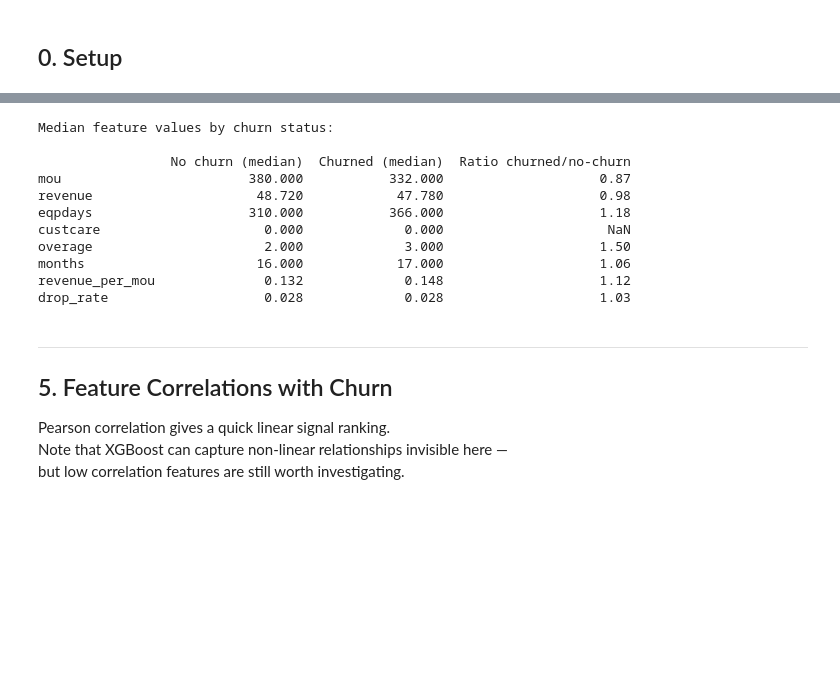
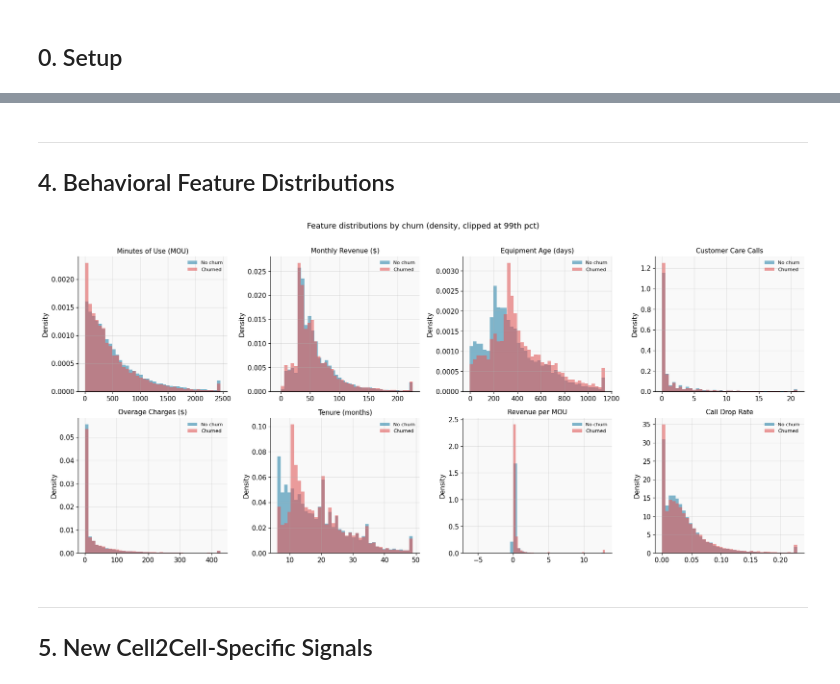
Before and after one commit to MYOUSSF/churn-monitoring, a Jupyter notebook: notebooks/01_eda.ipynb, the cells around one changed output, grey strips where cells are left out. Cells and saved outputs as stored; diff of their text form; code cells hidden in the pictures; blank space fills up the shorter version.

```diff
--- a/notebooks/01_eda.ipynb
+++ b/notebooks/01_eda.ipynb
@@ -205,34 +129,39 @@ plt.show()
+# %% [markdown]
+---
+## 4. Behavioral Feature Distributions
 # %%
-# Summary statistics by churn status
-key_feats = ["mou", "revenue", "eqpdays", "custcare", "overage",
-             "months", "revenue_per_mou", "drop_rate"]
-key_feats = [f for f in key_feats if f in df.columns]
+features_to_plot = [
+    ("mou",              "Minutes of Use (MOU)"),
+    ("revenue",          "Monthly Revenue ($)"),
+    ("eqpdays",          "Equipment Age (days)"),
+    ("custcare",         "Customer Care Calls"),
+    ("overage",          "Overage Charges ($)"),
+    ("months",           "Tenure (months)"),
+    ("revenue_per_mou",  "Revenue per MOU"),
+    ("drop_rate",        "Call Drop Rate"),
+]
+features_to_plot = [(f, t) for f, t in features_to_plot if f in df.columns]
 
-summary = df.groupby(TARGET)[key_feats].median().T
-summary.columns = ["No churn (median)", "Churned (median)"]
-summary["Ratio churned/no-churn"] = (
-    summary["Churned (median)"] / summary["No churn (median)"].replace(0, np.nan)
-).round(2)
-summary = summary.round(3)
-print("Median feature values by churn status:\n")
-print(summary.to_string())
+fig, axes = plt.subplots(2, 4, figsize=(18, 8))
+axes = axes.flatten()
+
+for ax, (feat, title) in zip(axes, features_to_plot):
+    clip_val = df[feat].quantile(0.99)
+    for val, label, color in [(0,"No churn",C_BLUE),(1,"Churned",C_RED)]:
+        data = df.loc[df["churndep"]==val, feat].clip(upper=clip_val)
+        ax.hist(data, bins=40, alpha=0.6, color=color,
+                label=label, edgecolor="none", density=True)
+    ax.set_title(title, fontsize=11)
+    ax.set_ylabel("Density")
+    ax.legend(fontsize=8)
+
+plt.suptitle("Feature distributions by churn (density, clipped at 99th pct)",
+             fontsize=13, y=1.01)
+plt.tight_layout()
+plt.show()
 # %% [output]
-Median feature values by churn status:
-
-                 No churn (median)  Churned (median)  Ratio churned/no-churn
-mou                        380.000           332.000                    0.87
-revenue                     48.720            47.780                    0.98
-eqpdays                    310.000           366.000                    1.18
-custcare                     0.000             0.000                     NaN
-overage                      2.000             3.000                    1.50
-months                      16.000            17.000                    1.06
-revenue_per_mou              0.132             0.148                    1.12
-drop_rate                    0.028             0.028                    1.03
+[figure, added]
 # %% [markdown]
 ---
-## 5. Feature Correlations with Churn
-
-Pearson correlation gives a quick linear signal ranking.
-Note that XGBoost can capture non-linear relationships invisible here —
-but low correlation features are still worth investigating.
+## 5. New Cell2Cell-Specific Signals
 # %%
```
Also changed, not shown: parts of 27 cells of this notebook, 11 other files.
